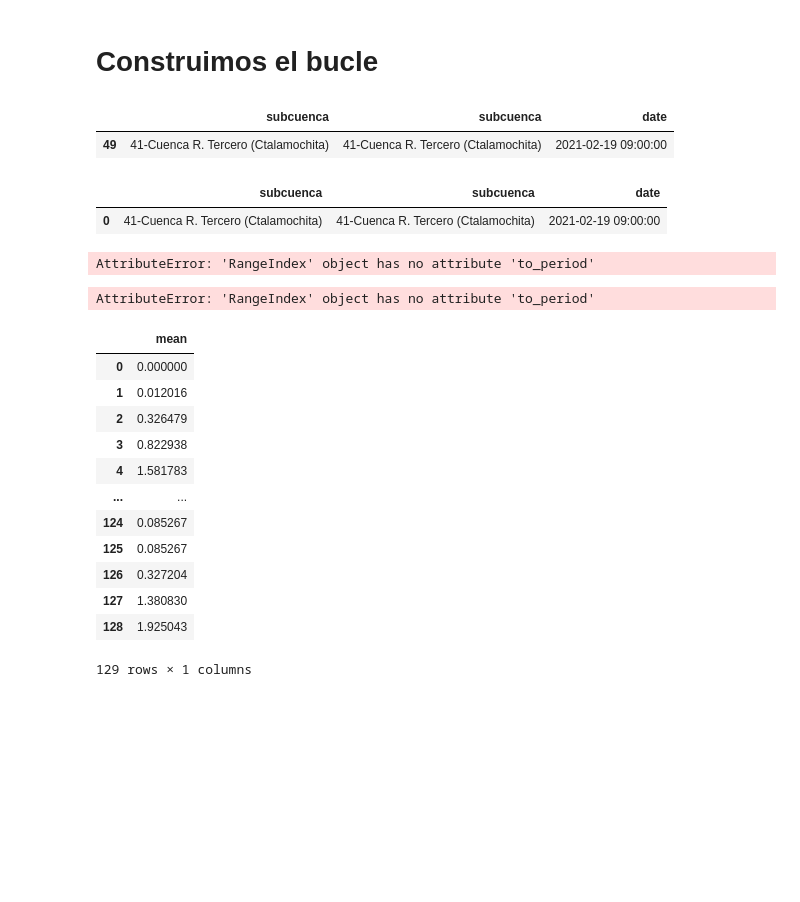
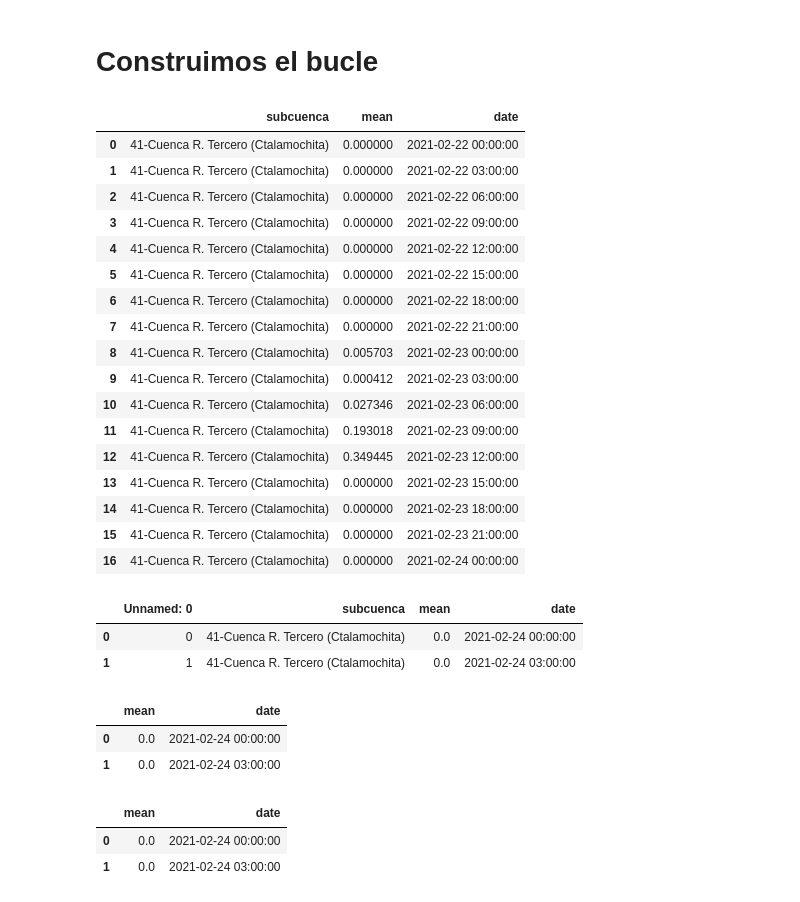
Before and after one commit to OHMC/gfsRaster, a Jupyter notebook: notebooks/Cuencas GFS.ipynb, the cells around one changed output. Saved outputs shown, nothing was run; the diff lists cells and outputs as text; code cells hidden in the pictures; blank space fills up the shorter version.

```diff
--- a/notebooks/Cuencas GFS.ipynb
+++ b/notebooks/Cuencas GFS.ipynb
@@ -107,17 +110,24 @@ rioii.to_csv('ppn_horario_kgm2.csv')
     cuencas_gdf = cuencas_gdf.loc[cuencas_gdf.index == 49]
     cuencas_gdf = cuencas_gdf[['subcuenca', 'subcuenca']]
     cuencas_gdf['date'] = datetime.datetime.strptime(lista[3][-21:-5], "%Y-%m-%dZ%H:%M")
-# %%
-cuencas_gdf
-# %% [output]
-|  | subcuenca | subcuenca | date |
-| 49 | 41-Cuenca R. Tercero (Ctalamochita) | 41-Cuenca R. Tercero (Ctalamochita) | 2021-02-19 09:00:00 |
-# %%
-rioii.append(cuencas_gdf, ignore_index=True)
-# %% [output]
-|  | subcuenca | subcuenca | date |
-| 0 | 41-Cuenca R. Tercero (Ctalamochita) | 41-Cuenca R. Tercero (Ctalamochita) | 2021-02-19 09:00:00 |
-# %%
-test = rioii.groupby(rioii['date'].to_period('m')).cumsum().reset_index()
-# %% [output]
-AttributeError: 'RangeIndex' object has no attribute 'to_period'
+# %%
+rioii
+# %% [output]
+|  | subcuenca | mean | date |
+| 0 | 41-Cuenca R. Tercero (Ctalamochita) | 0.000000 | 2021-02-22 00:00:00 |
+| 1 | 41-Cuenca R. Tercero (Ctalamochita) | 0.000000 | 2021-02-22 03:00:00 |
+| 2 | 41-Cuenca R. Tercero (Ctalamochita) | 0.000000 | 2021-02-22 06:00:00 |
+| 3 | 41-Cuenca R. Tercero (Ctalamochita) | 0.000000 | 2021-02-22 09:00:00 |
+| 4 | 41-Cuenca R. Tercero (Ctalamochita) | 0.000000 | 2021-02-22 12:00:00 |
+| 5 | 41-Cuenca R. Tercero (Ctalamochita) | 0.000000 | 2021-02-22 15:00:00 |
+| 6 | 41-Cuenca R. Tercero (Ctalamochita) | 0.000000 | 2021-02-22 18:00:00 |
+| 7 | 41-Cuenca R. Tercero (Ctalamochita) | 0.000000 | 2021-02-22 21:00:00 |
+| 8 | 41-Cuenca R. Tercero (Ctalamochita) | 0.005703 | 2021-02-23 00:00:00 |
+| 9 | 41-Cuenca R. Tercero (Ctalamochita) | 0.000412 | 2021-02-23 03:00:00 |
+| 10 | 41-Cuenca R. Tercero (Ctalamochita) | 0.027346 | 2021-02-23 06:00:00 |
+| 11 | 41-Cuenca R. Tercero (Ctalamochita) | 0.193018 | 2021-02-23 09:00:00 |
+| 12 | 41-Cuenca R. Tercero (Ctalamochita) | 0.349445 | 2021-02-23 12:00:00 |
+| 13 | 41-Cuenca R. Tercero (Ctalamochita) | 0.000000 | 2021-02-23 15:00:00 |
+| 14 | 41-Cuenca R. Tercero (Ctalamochita) | 0.000000 | 2021-02-23 18:00:00 |
+| 15 | 41-Cuenca R. Tercero (Ctalamochita) | 0.000000 | 2021-02-23 21:00:00 |
+| 16 | 41-Cuenca R. Tercero (Ctalamochita) | 0.000000 | 2021-02-24 00:00:00 |
@@ -123,0 +138,6 @@ AttributeError: 'RangeIndex' object has no attribute 'to_period'
+# %%
+gfs.head(2)
+# %% [output]
+|  | Unnamed: 0 | subcuenca | mean | date |
+| 0 | 0 | 41-Cuenca R. Tercero (Ctalamochita) | 0.0 | 2021-02-24 00:00:00 |
+| 1 | 1 | 41-Cuenca R. Tercero (Ctalamochita) | 0.0 | 2021-02-24 03:00:00 |
@@ -124 +146,7 @@ AttributeError: 'RangeIndex' object has no attribute 'to_period'
+# %%
+gfs.head(2)
+# %% [output]
+|  | mean | date |
+| 0 | 0.0 | 2021-02-24 00:00:00 |
+| 1 | 0.0 | 2021-02-24 03:00:00 |
 # %%
@@ -126,4 +153,0 @@ rioii.date = pd.to_datetime(rioii.date)
-# %%
-test = rioii.groupby(rioii.date.to_period('D')).cumsum().reset_index()
-# %% [output]
-AttributeError: 'RangeIndex' object has no attribute 'to_period'
@@ -132,16 +154,6 @@ data = rioii.groupby([rioii["date"].dt.day]).cumsum()
-# %%
-data
-# %% [output]
-|  | mean |
-| 0 | 0.000000 |
-| 1 | 0.012016 |
-| 2 | 0.326479 |
-| 3 | 0.822938 |
-| 4 | 1.581783 |
-| ... | ... |
-| 124 | 0.085267 |
-| 125 | 0.085267 |
-| 126 | 0.327204 |
-| 127 | 1.380830 |
-| 128 | 1.925043 |
-129 rows × 1 columns
+# %%
+gfs.head(2)
+# %% [output]
+|  | mean | date |
+| 0 | 0.0 | 2021-02-24 00:00:00 |
+| 1 | 0.0 | 2021-02-24 03:00:00 |
```
Also changed, not shown: parts of 25 cells of this notebook, 3 other files.
